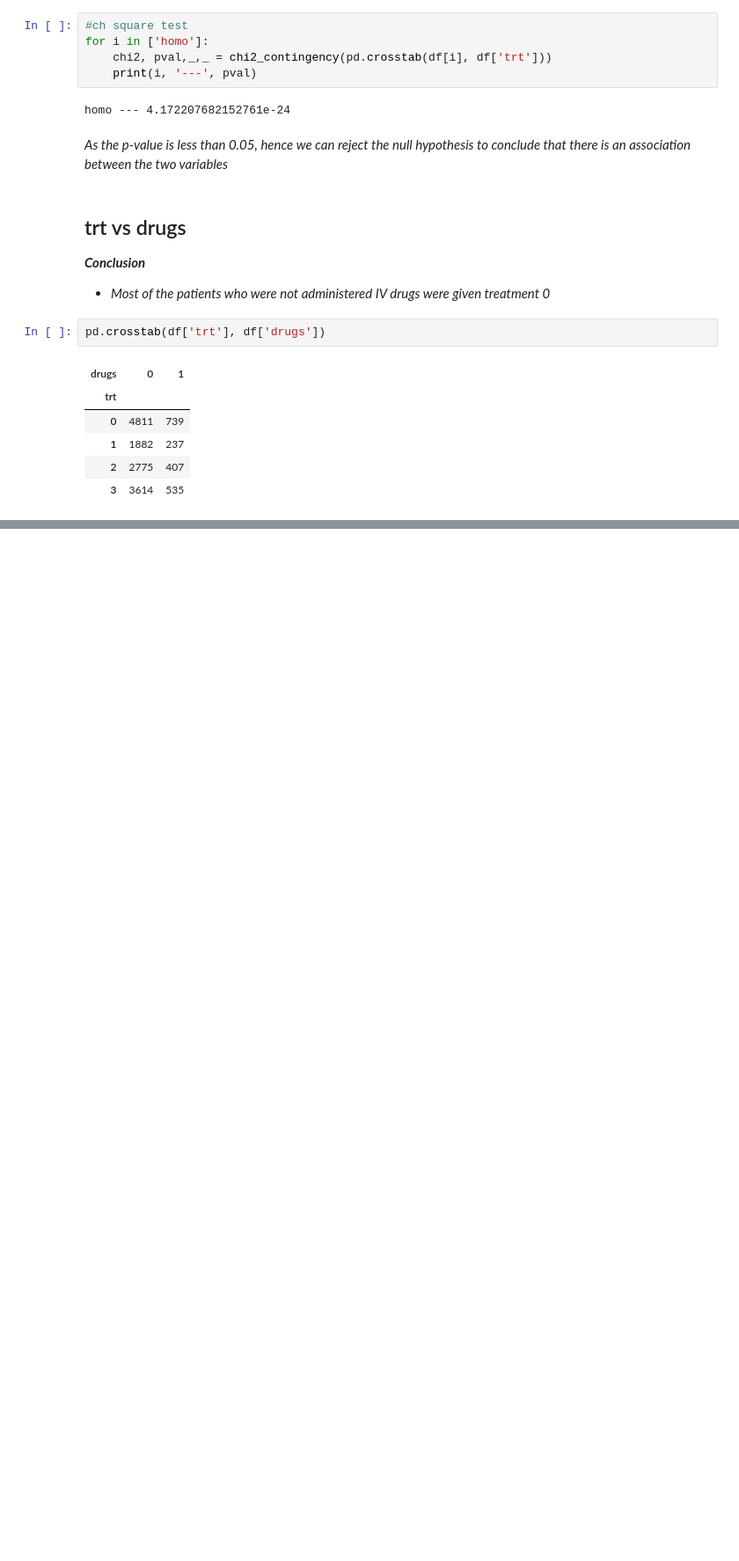
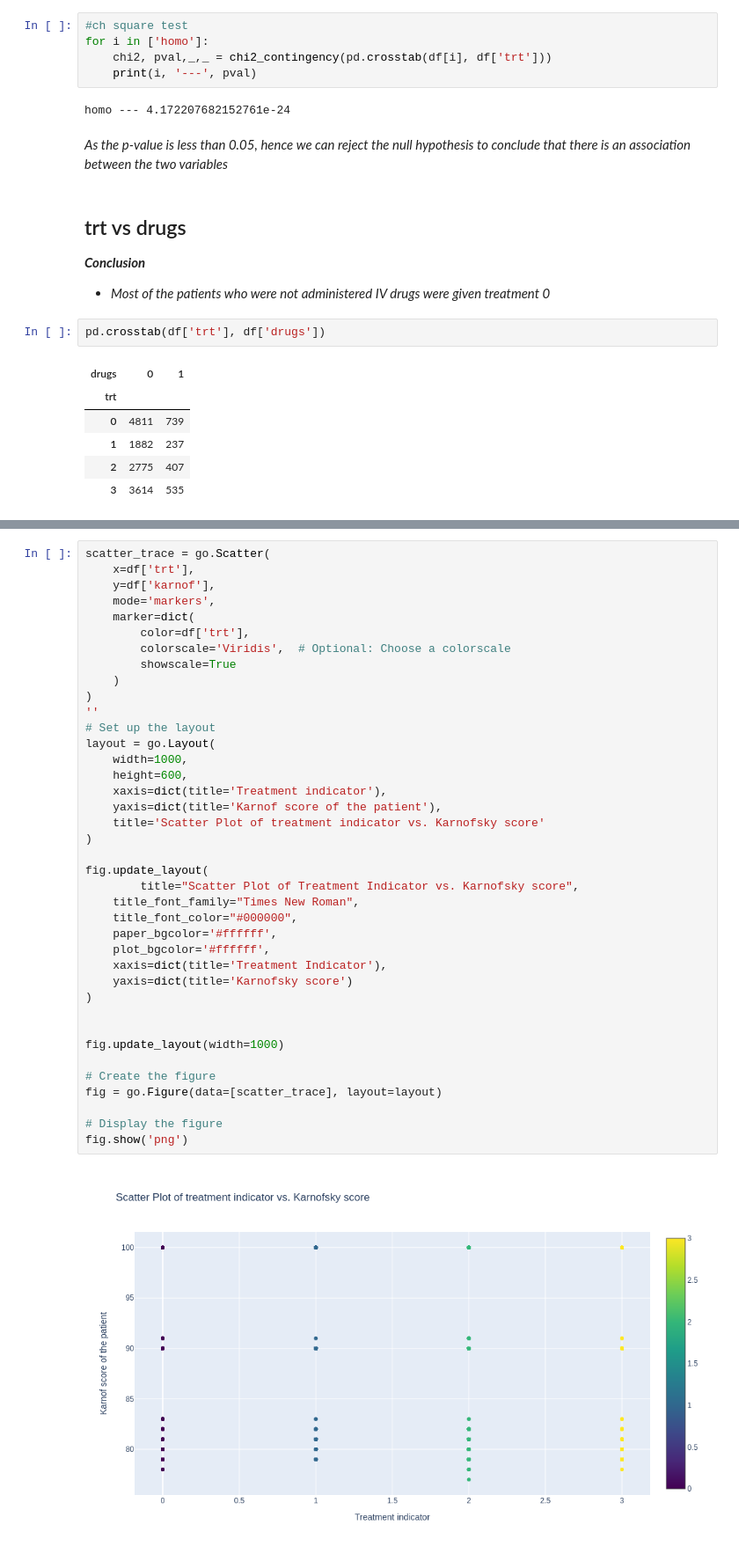
Before and after one commit to NityaVerma19/EDA-AIDS-virus-infection, a Jupyter notebook: eda-insights-on-aids-infection.ipynb, the cells around one changed output, grey strips where cells are left out. Shown at 88% size. Cells and saved outputs as stored; diff of their text form; blank space fills up the shorter version.

```diff
--- a/eda-insights-on-aids-infection.ipynb
+++ b/eda-insights-on-aids-infection.ipynb
@@ -2376,0 +2383,41 @@ pd.crosstab(df['trt'], df['drugs'])
+# %%
+scatter_trace = go.Scatter(
+    x=df['trt'],
+    y=df['karnof'],
+    mode='markers',
+    marker=dict(
+        color=df['trt'],
+        colorscale='Viridis',  # Optional: Choose a colorscale
+        showscale=True
+    )
+)
+''
+# Set up the layout
+layout = go.Layout(
+    width=1000,
+    height=600,
+    xaxis=dict(title='Treatment indicator'),
+    yaxis=dict(title='Karnof score of the patient'),
+    title='Scatter Plot of treatment indicator vs. Karnofsky score'
+)
+
+fig.update_layout(
+        title="Scatter Plot of Treatment Indicator vs. Karnofsky score",
+    title_font_family="Times New Roman",
+    title_font_color="#000000",
+    paper_bgcolor='#ffffff',
+    plot_bgcolor='#ffffff',
+    xaxis=dict(title='Treatment Indicator'),
+    yaxis=dict(title='Karnofsky score')
+)
+
+
+fig.update_layout(width=1000)
+
+# Create the figure
+fig = go.Figure(data=[scatter_trace], layout=layout)
+
+# Display the figure
+fig.show('png')
+# %% [output]
+[figure, added]
```
Also changed, not shown: parts of 9 cells of this notebook.
